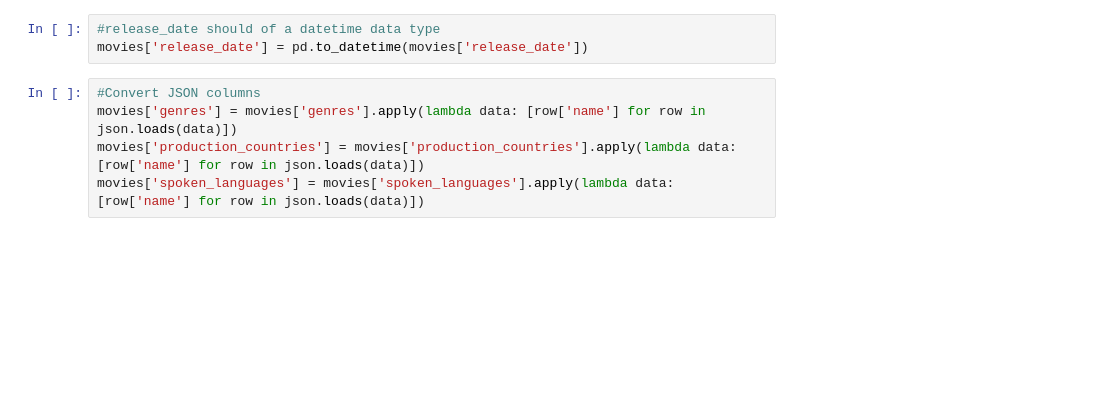
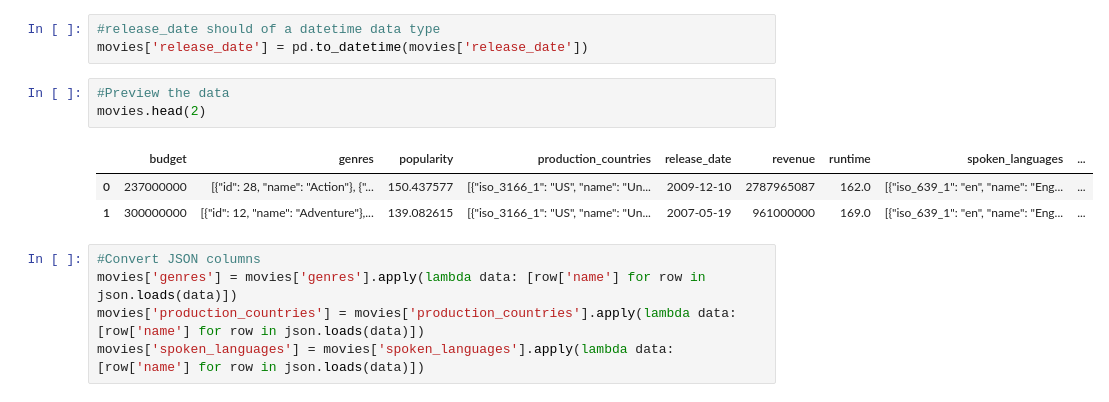
Before and after one commit to mirajpatel19/Portfolio, a Jupyter notebook: Projects/Data Exploratory/IMDB Movies - Exploratory Data Analysis.ipynb, the cells around one changed output. Drawn from its saved outputs; the diff is of its cells as text; blank space fills up the shorter version.

```diff
--- a/Projects/Data Exploratory/IMDB Movies - Exploratory Data Analysis.ipynb
+++ b/Projects/Data Exploratory/IMDB Movies - Exploratory Data Analysis.ipynb
@@ -83,6 +85,13 @@ memory usage: 302.7+ KB
 # %%
 #release_date should of a datetime data type
 movies['release_date'] = pd.to_datetime(movies['release_date'])
+# %%
+#Preview the data
+movies.head(2)
+# %% [output]
+|  | budget | genres | popularity | production_countries | release_date | revenue | runtime | spoken_languages | ... |
+| 0 | 237000000 | [{"id": 28, "name": "Action"}, {"... | 150.437577 | [{"iso_3166_1": "US", "name": "Un... | 2009-12-10 | 2787965087 | 162.0 | [{"iso_639_1": "en", "name": "Eng... | ... |
+| 1 | 300000000 | [{"id": 12, "name": "Adventure"},... | 139.082615 | [{"iso_3166_1": "US", "name": "Un... | 2007-05-19 | 961000000 | 169.0 | [{"iso_639_1": "en", "name": "Eng... | ... |
 # %%
 #Convert JSON columns
 movies['genres'] = movies['genres'].apply(lambda data: [row['name'] for row in json.loads(data)])
```
Also changed, not shown: parts of 12 cells of this notebook, 1 other file.
